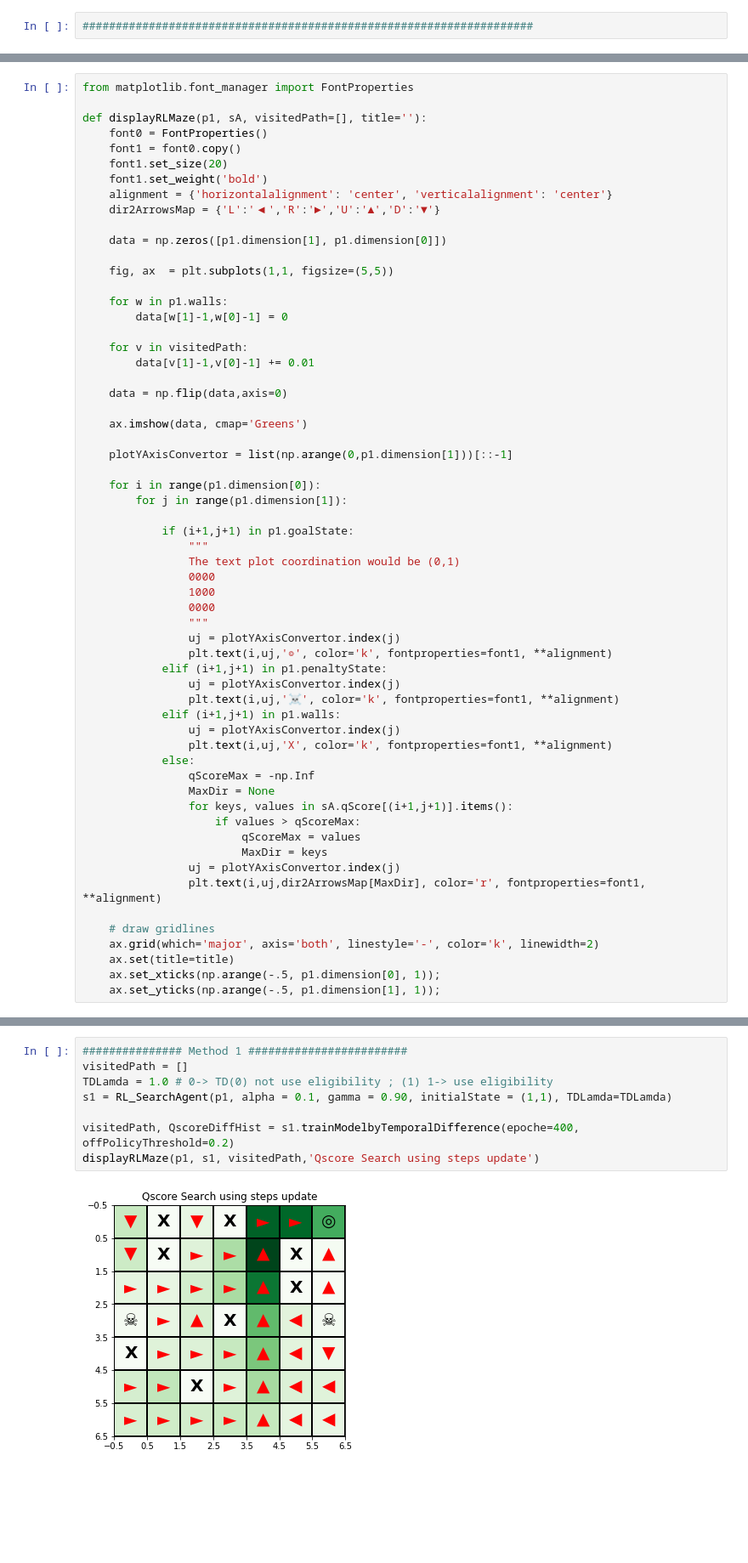
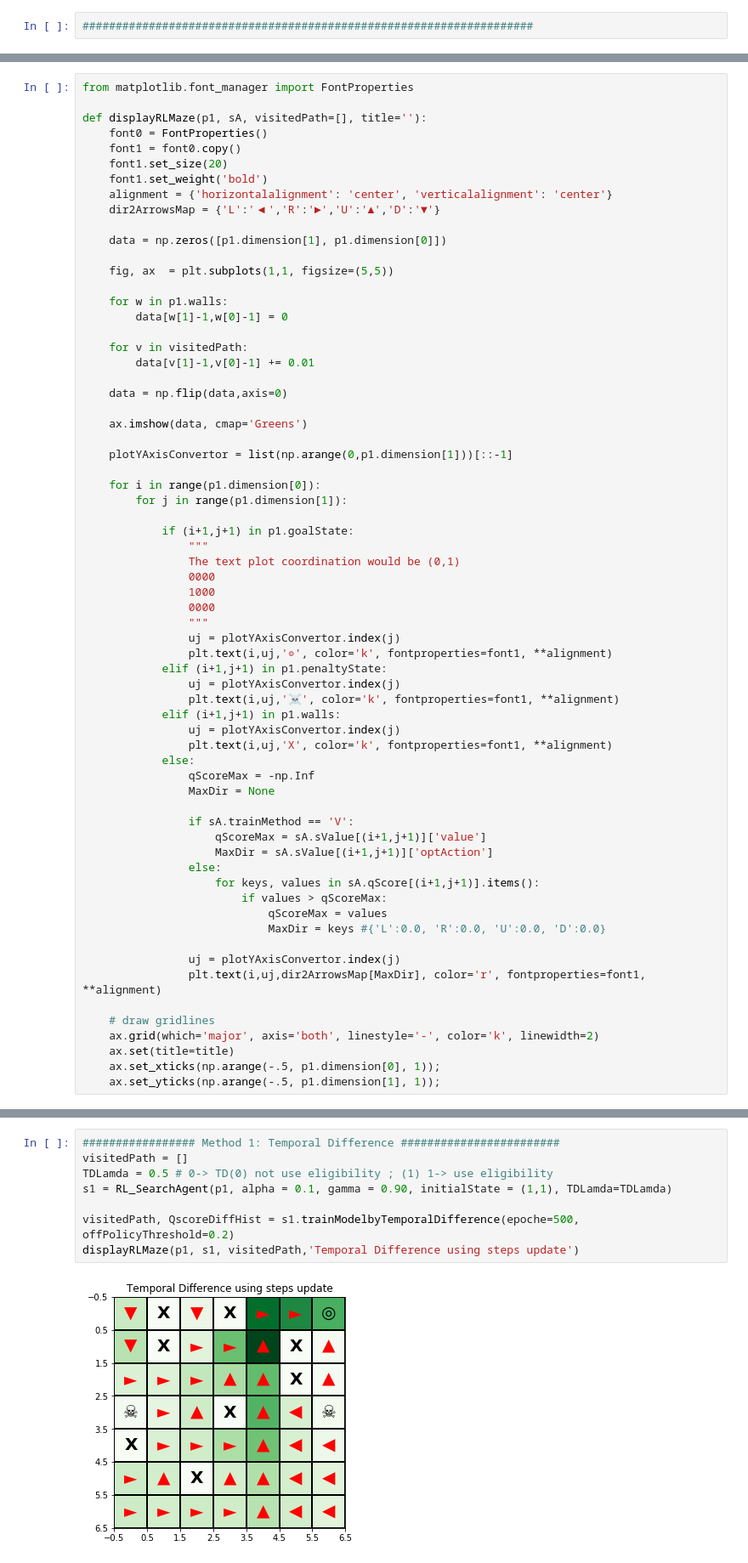
Before and after one commit to chihoxtra/reinforcement_learning, a Jupyter notebook: [PlayAround][Reinforcement Learning].ipynb, the cells around one changed output, grey strips where cells are left out. Shown at 85% size. Saved outputs shown, nothing was run; the diff lists cells and outputs as text; blank space fills up the shorter version.

Commit message:
separate BellEquation using both V and Q methods; updated the comments after the implementation

```diff
--- a/[PlayAround][Reinforcement Learning].ipynb
+++ b/[PlayAround][Reinforcement Learning].ipynb
@@ -251,10 +254,16 @@ def displayRLMaze(p1, sA, visitedPath=[], title=''):
             else:
                 qScoreMax = -np.Inf
                 MaxDir = None
-                for keys, values in sA.qScore[(i+1,j+1)].items():
-                    if values > qScoreMax:
-                        qScoreMax = values
-                        MaxDir = keys
+
+                if sA.trainMethod == 'V':
+                    qScoreMax = sA.sValue[(i+1,j+1)]['value']
+                    MaxDir = sA.sValue[(i+1,j+1)]['optAction']
+                else:
+                    for keys, values in sA.qScore[(i+1,j+1)].items():
+                        if values > qScoreMax:
+                            qScoreMax = values
+                            MaxDir = keys #{'L':0.0, 'R':0.0, 'U':0.0, 'D':0.0}
+
                 uj = plotYAxisConvertor.index(j)
                 plt.text(i,uj,dir2ArrowsMap[MaxDir], color='r', fontproperties=font1, **alignment)
 
@@ -560,14 +622,14 @@ p1 = RL_Problem(dimension = (7,7),
 #                penaltyStateReward=-1.0,global_step_cost=-0.04,
 #                )
 # %%
-############### Method 1 ########################
+################# Method 1: Temporal Difference ########################
 visitedPath = []
-TDLamda = 1.0 # 0-> TD(0) not use eligibility ; (1) 1-> use eligibility
+TDLamda = 0.5 # 0-> TD(0) not use eligibility ; (1) 1-> use eligibility
 s1 = RL_SearchAgent(p1, alpha = 0.1, gamma = 0.90, initialState = (1,1), TDLamda=TDLamda)
 
-visitedPath, QscoreDiffHist = s1.trainModelbyTemporalDifference(epoche=400, offPolicyThreshold=0.2)
-displayRLMaze(p1, s1, visitedPath,'Qscore Search using steps update')
+visitedPath, QscoreDiffHist = s1.trainModelbyTemporalDifference(epoche=500, offPolicyThreshold=0.2)
+displayRLMaze(p1, s1, visitedPath,'Temporal Difference using steps update')
 # %% [output]
-[figure, old version]
+[figure, new version]
 # %%
 plt.plot(QscoreDiffHist)
```
Also changed, not shown: parts of 9 cells of this notebook.
